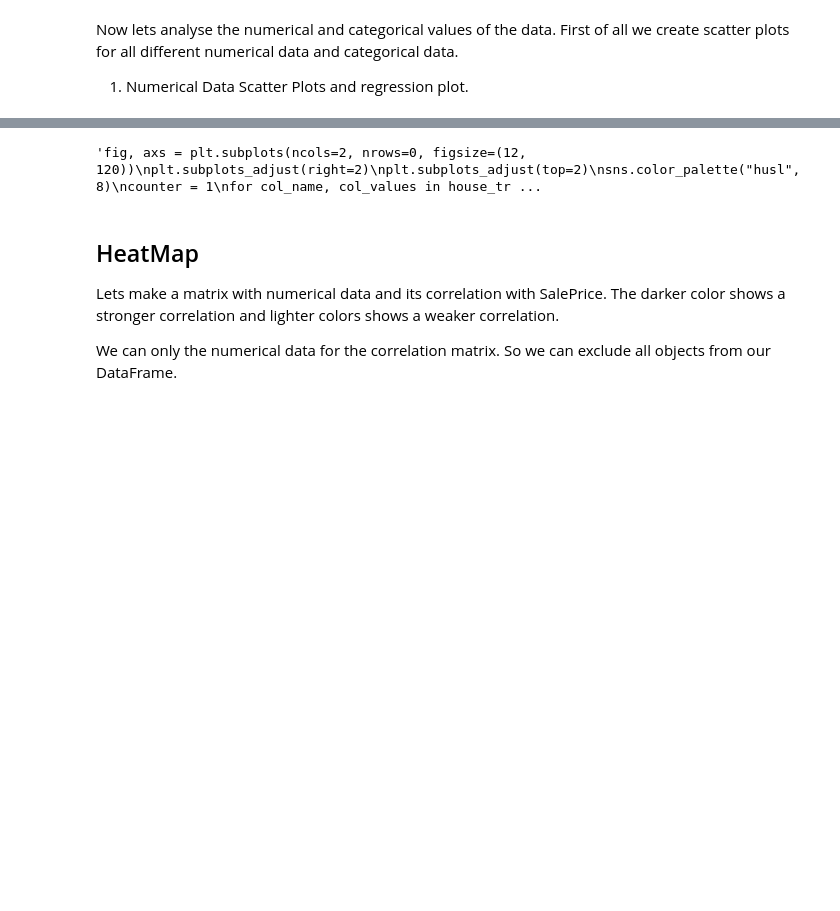
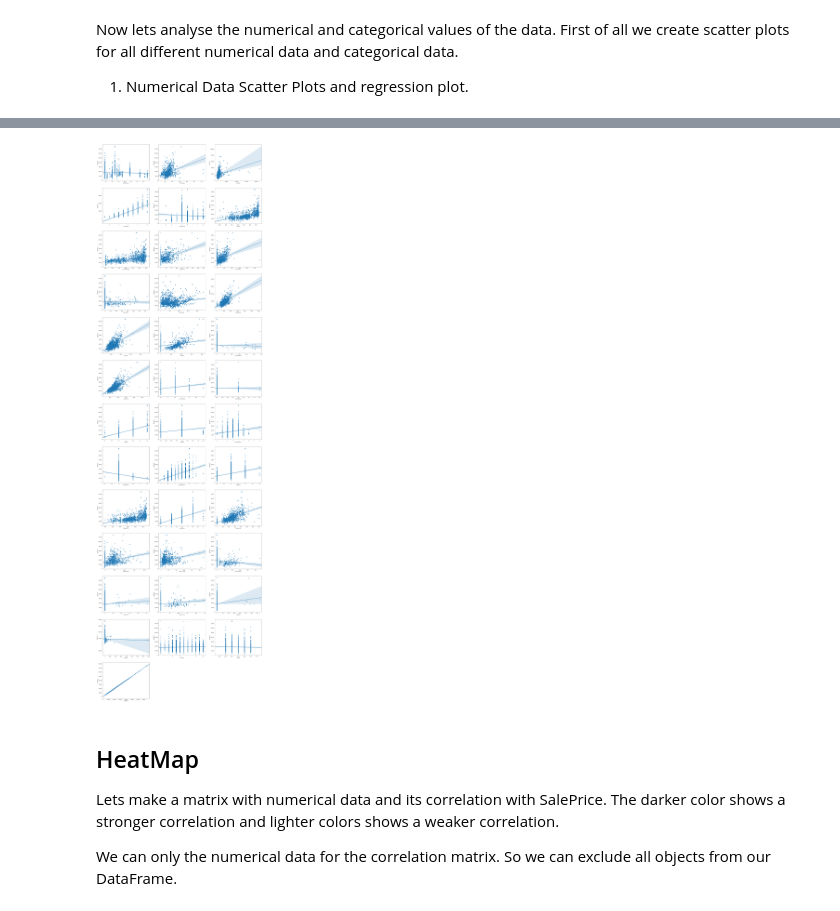
Before and after one commit to swapnafelix/House-Prices-Advanced-Regression-Techniques, a Jupyter notebook: HousingModel.ipynb, the cells around one changed output, grey strips where cells are left out. Cells and saved outputs as stored; diff of their text form; code cells hidden in the pictures; blank space fills up the shorter version.

```diff
--- a/HousingModel.ipynb
+++ b/HousingModel.ipynb
@@ -160,17 +159,17 @@ plt.show()
 # %%
-'''fig, axs = plt.subplots(ncols=2, nrows=0, figsize=(12, 120))
+fig, axs = plt.subplots(ncols=2, nrows=0, figsize=(12, 120))
 plt.subplots_adjust(right=2)
 plt.subplots_adjust(top=2)
 sns.color_palette("husl", 8)
 counter = 1
 for col_name, col_values in house_train.select_dtypes(exclude='object').iteritems():
     plt.subplot(len(house_train.select_dtypes(exclude='object').columns), 3, counter)
     sns.regplot(x=col_name, y='SalePrice', data=house_train)
     counter = counter+1
 
-plt.show()'''
+plt.show()
 # %% [output]
-'fig, axs = plt.subplots(ncols=2, nrows=0, figsize=(12, 120))\nplt.subplots_adjust(right=2)\nplt.subplots_adjust(top=2)\nsns.color_palette("husl", 8)\ncounter = 1\nfor col_name, col_values in house_tr ...
+[figure, added]
 # %% [markdown]
 ## HeatMap
 Lets make a matrix with numerical data and its correlation with SalePrice. The darker color shows a stronger correlation and lighter colors shows a weaker correlation.
```
Also changed, not shown: parts of 8 cells of this notebook.
